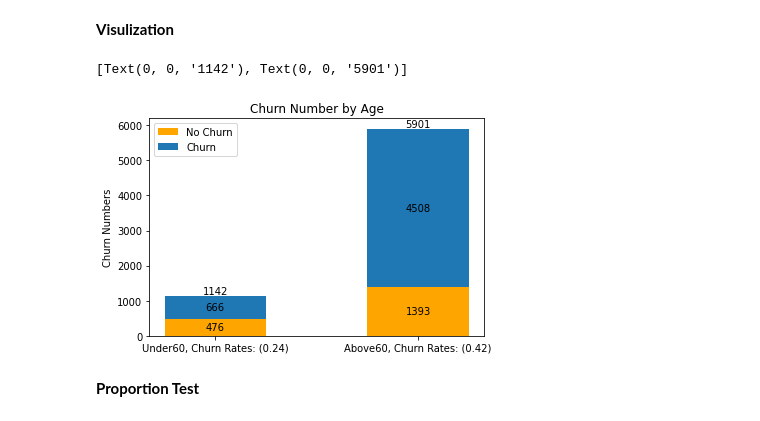
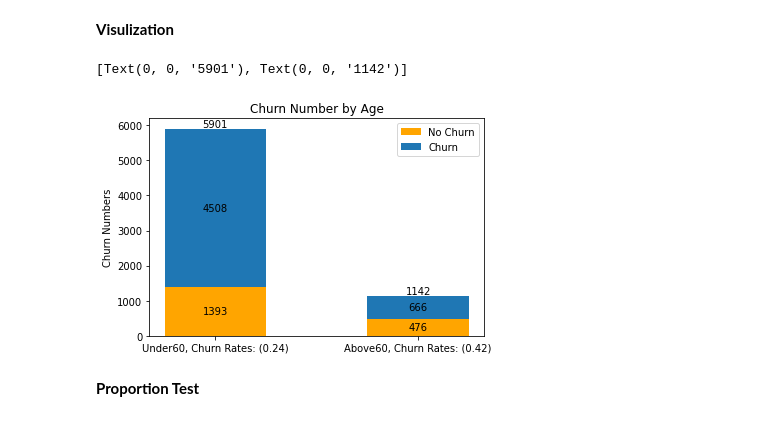
Before and after one commit to nikkicomet/Churn-Rate-Analysis, a Jupyter notebook: Telco Customer Churn Analysis.ipynb, the cells around one changed output. Cells and saved outputs as stored; diff of their text form; code cells hidden in the pictures.

```diff
--- a/Telco Customer Churn Analysis.ipynb
+++ b/Telco Customer Churn Analysis.ipynb
@@ -419,29 +419,29 @@ under60_churn_rate, above60_churn_rate = churn_data.groupby(
 # %%
 fig, ax = plt.subplots()
 
 p1 = ax.bar(x=['Above60', 'Under60'],
-            height=[above60_churn, under60_churn],
+            height=[under60_churn, above60_churn],
             width=0.5,
             color='orange')
 p2 = ax.bar(x=['Above60', 'Under60'],
-            height=[above60_no_churn, under60_no_churn],
-            bottom=[above60_churn, under60_churn],
+            height=[under60_no_churn, above60_no_churn],
+            bottom=[under60_churn, above60_churn],
             width=0.5)
 
 ax.set_ylabel('Churn Numbers')
 ax.set_title('Churn Number by Age')
 plt.xticks((0, 1), [
     f'Under60, Churn Rates: ({under60_churn_rate:.2f})',
     f'Above60, Churn Rates: ({above60_churn_rate:.2f})'
 ])
 ax.legend(['No Churn', 'Churn'])
 
 ax.bar_label(p1, label_type='center')
 ax.bar_label(p2, label_type='center')
 ax.bar_label(p2)
 # %% [output]
-[Text(0, 0, '1142'), Text(0, 0, '5901')]
+[Text(0, 0, '5901'), Text(0, 0, '1142')]
-[figure, old version]
+[figure, new version]
 # %% [markdown]
 **Proportion Test**
 # %%
```
